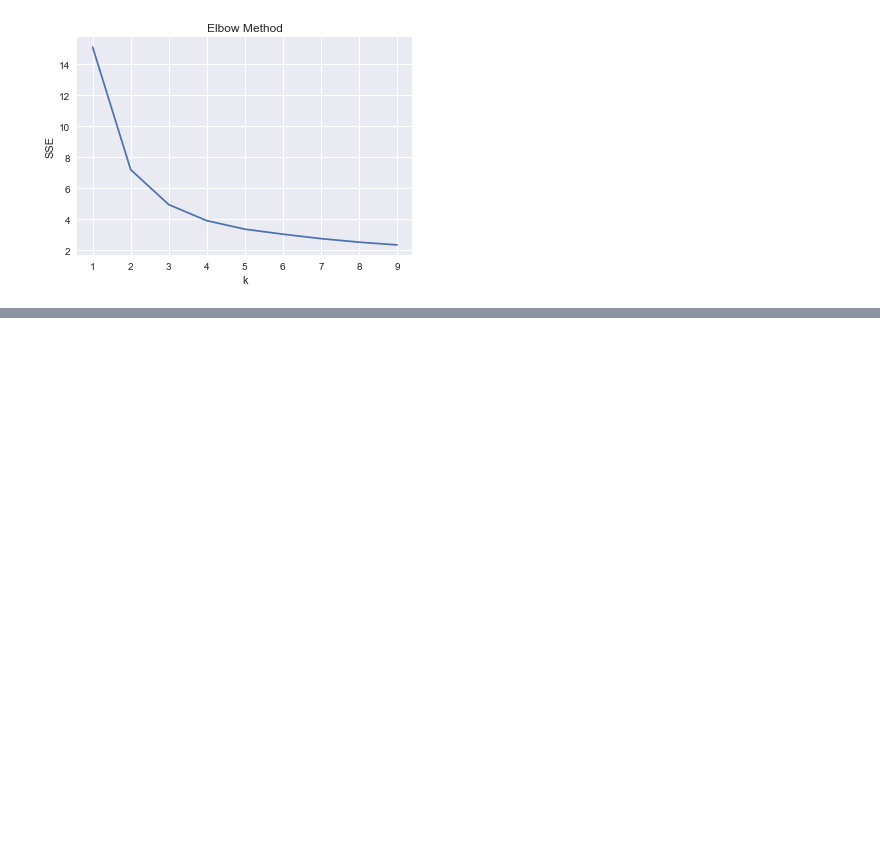
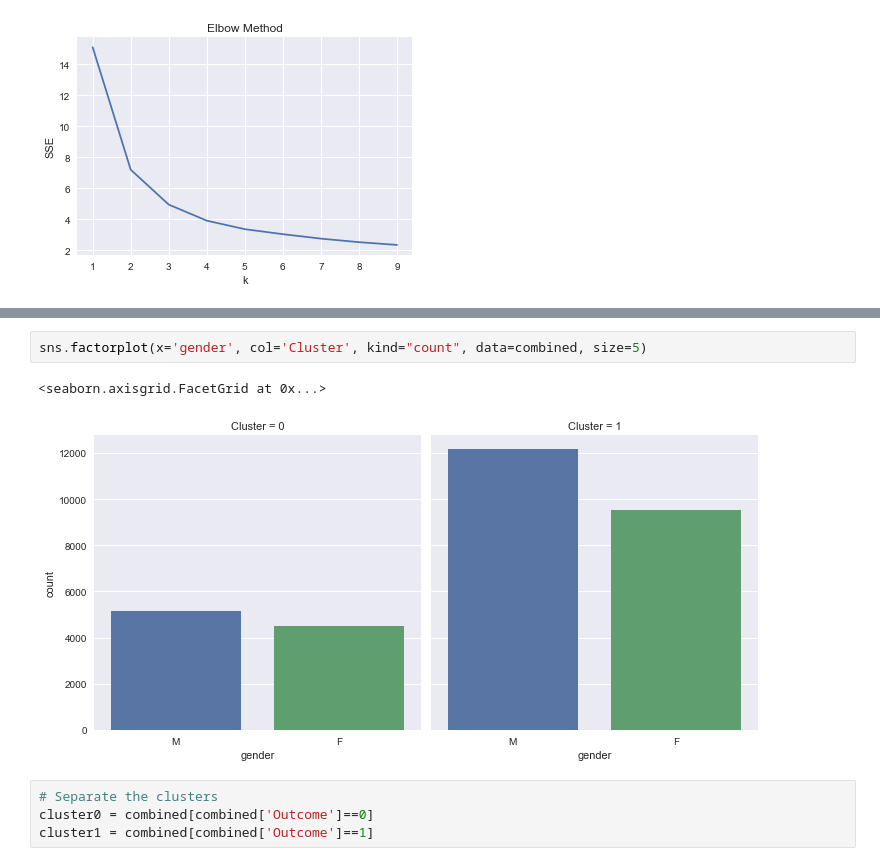
Before and after one commit to madderle/Data-Science-Bootcamp, a Jupyter notebook: Unit 4/Boston Marathon.ipynb, the cells around one changed output, grey strips where cells are left out. Saved outputs shown, nothing was run; the diff lists cells and outputs as text; blank space fills up the shorter version.

```diff
--- a/Unit 4/Boston Marathon.ipynb
+++ b/Unit 4/Boston Marathon.ipynb
@@ -136,0 +206,9 @@ for n_cluster in range(2, 6):
+# %%
+sns.factorplot(x='gender', col='Cluster', kind="count", data=combined, size=5)
+# %% [output]
+<seaborn.axisgrid.FacetGrid at 0x...>
+[figure, added]
+# %%
+# Separate the clusters
+cluster0 = combined[combined['Outcome']==0]
+cluster1 = combined[combined['Outcome']==1]
```
Also changed, not shown: parts of 12 cells of this notebook.
